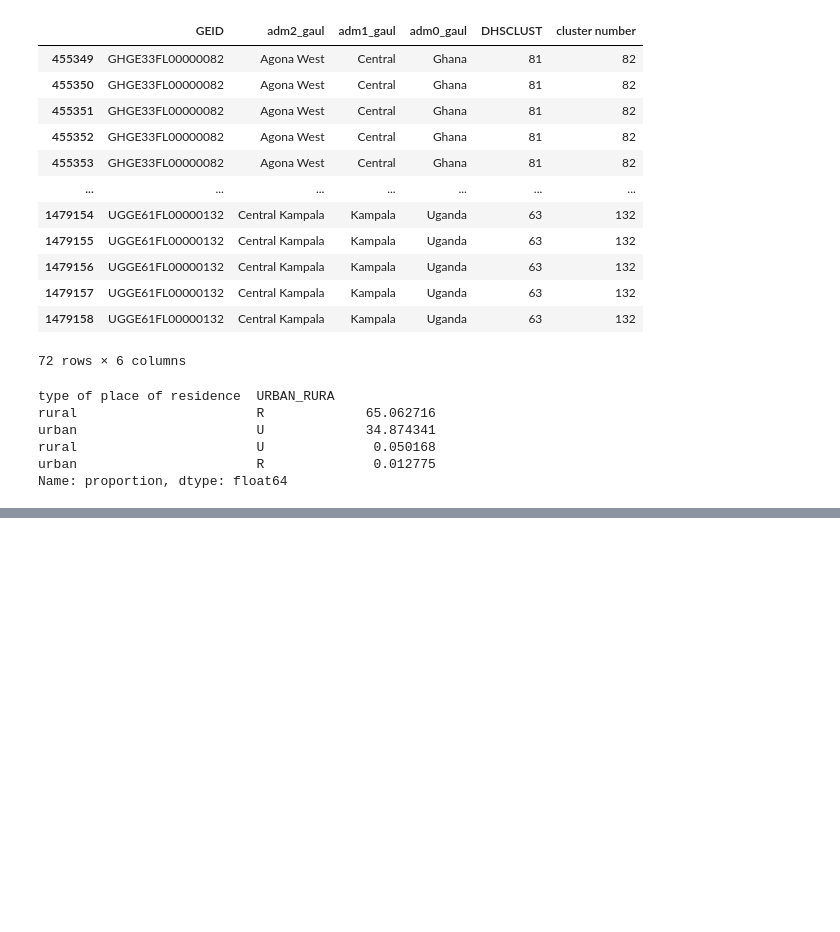
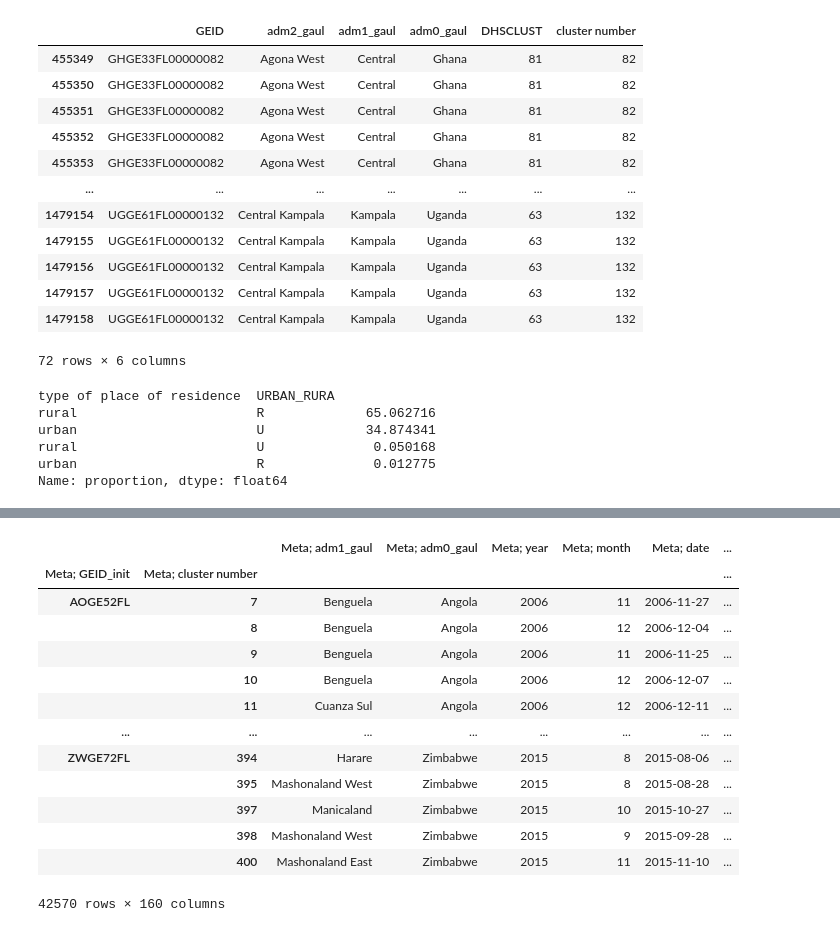
Before and after one commit to gheisenberg/FoodSecurity, a Jupyter notebook: DHS/DHS4_grouping.ipynb, the cells around one changed output, grey strips where cells are left out. Saved outputs shown, nothing was run; the diff lists cells and outputs as text; code cells hidden in the pictures; blank space fills up the shorter version.

```diff
--- a/DHS/DHS4_grouping.ipynb
+++ b/DHS/DHS4_grouping.ipynb
@@ -412,0 +537,64 @@ grouped_df
+# %%
+### Aggregating the data: (categorical values are aggregated further below)
+# mean, median, std, skewness, kurtosis, percentage of valid answers for numerical columns
+# mean for one-hot and frequency encoding columns //should be the same as .agg('first')?!
+# first for meta data columns except encoding columns
+numeric_df = numeric_df2
+
+# Define the columns to include in each type of aggregation
+cols_for_stats = [col for col in numeric_df.columns if 'DHS Num;' in col]
+cols_for_mean = [col for col in numeric_df.columns if 'Meta one-hot encoding;' in col or 'Meta frequency encoding;' in col or 'Meta DHS applicable;' in col]
+cols_for_first = ['Meta; ' + c for c in ['adm1_gaul', 'adm0_gaul', 'year', 'month', 'date']]
+if 'Meta; adm2_gaul' != group_by_cols[1]:
+    cols_for_first.append('Meta; adm2_gaul')
+
+# Group the DataFrame
+grouped = numeric_df.groupby(group_by_cols)
+
+# Perform the aggregations
+agg_df = grouped[cols_for_stats].agg(['mean', 'median', 'std',
+                                      lambda x: scipy.stats.skew(x.dropna()) if not x.dropna().empty else np.nan,
+                                      lambda x: scipy.stats.kurtosis(x.dropna()) if not x.dropna().empty else np.nan])
+agg_df.rename(columns={'<lambda_0>': 'skewness', '<lambda_1>': 'kurtosis'}, level=1, inplace=True)
+
+
+mean_df = grouped[cols_for_mean].agg('mean')
+first_df = grouped[cols_for_first].agg('first')
+
+# Rename the columns of agg_df
+agg_df.columns = [f'{col[0]}: {col[1]}' for col in agg_df.columns]
+
+# Combine the results into a single DataFrame
+result = pd.concat([first_df, mean_df, agg_df], axis=1)
+
+# Calculate the count of non-NaN values and the size of each group
+count_df = grouped[cols_for_stats].count()
+group_sizes = grouped.size()
+
+# Calculate the percentage of valid answers
+percentage_df = count_df.div(group_sizes, axis=0) * 100
+
+# Add the group sizes and percentages to the result DataFrame
+result['Meta; amount of households'] = group_sizes
+for col in percentage_df.columns:
+    result[f'Meta; {col}: percentage of valid answers'] = percentage_df[col]
+
+del numeric_df2, mean_df, first_df, agg_df, count_df, group_sizes, percentage_df, numeric_df, grouped
+
+numerical_grouped_df = result
+numerical_grouped_df
+# %% [output]
+|  |  | Meta; adm1_gaul | Meta; adm0_gaul | Meta; year | Meta; month | Meta; date | ... |
+| Meta; GEID_init | Meta; cluster number |  |  |  |  |  | ... |
+| AOGE52FL | 7 | Benguela | Angola | 2006 | 11 | 2006-11-27 | ... |
+|  | 8 | Benguela | Angola | 2006 | 12 | 2006-12-04 | ... |
+|  | 9 | Benguela | Angola | 2006 | 11 | 2006-11-25 | ... |
+|  | 10 | Benguela | Angola | 2006 | 12 | 2006-12-07 | ... |
+|  | 11 | Cuanza Sul | Angola | 2006 | 12 | 2006-12-11 | ... |
+| ... | ... | ... | ... | ... | ... | ... | ... |
+| ZWGE72FL | 394 | Harare | Zimbabwe | 2015 | 8 | 2015-08-06 | ... |
+|  | 395 | Mashonaland West | Zimbabwe | 2015 | 8 | 2015-08-28 | ... |
+|  | 397 | Manicaland | Zimbabwe | 2015 | 10 | 2015-10-27 | ... |
+|  | 398 | Mashonaland West | Zimbabwe | 2015 | 9 | 2015-09-28 | ... |
+|  | 400 | Mashonaland East | Zimbabwe | 2015 | 11 | 2015-11-10 | ... |
+42570 rows × 160 columns
```
Also changed, not shown: parts of 18 cells of this notebook, 6 other files.
